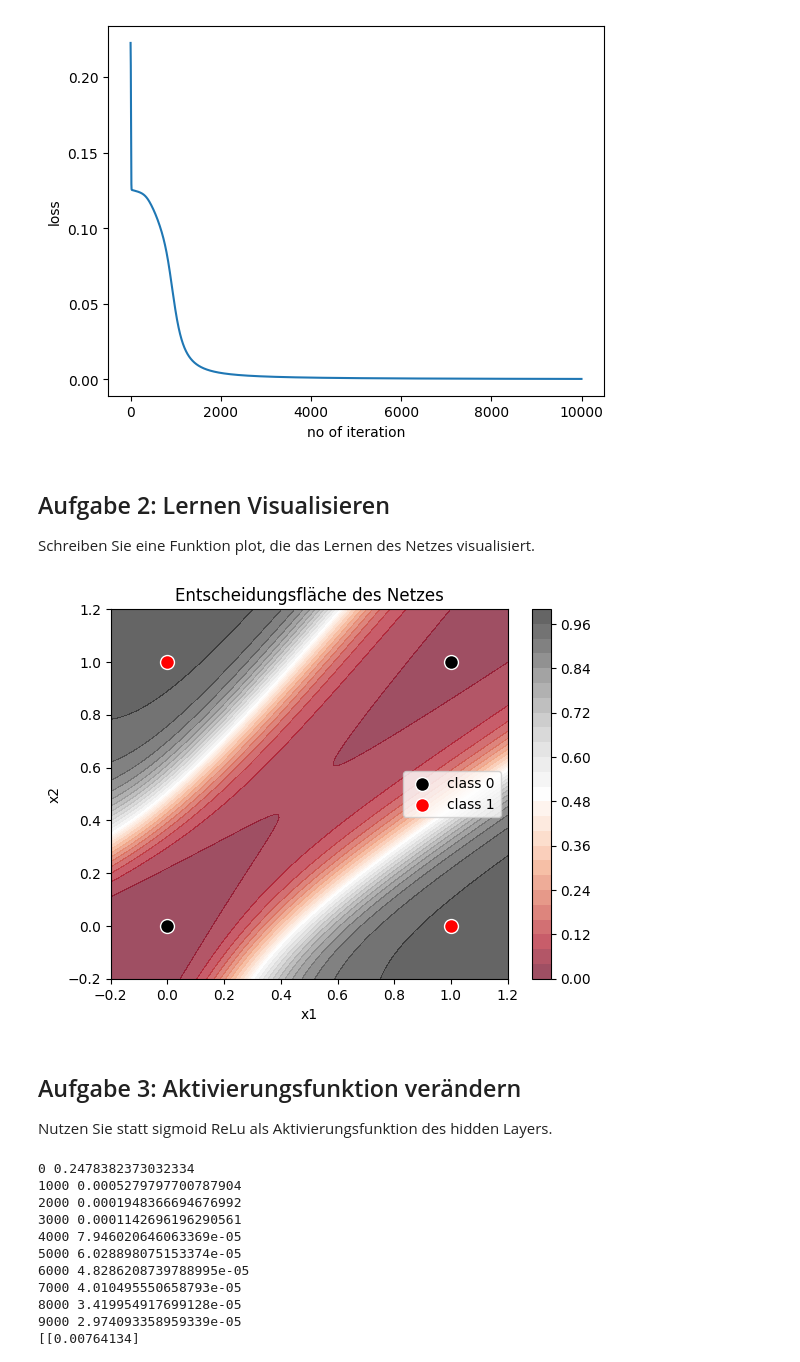
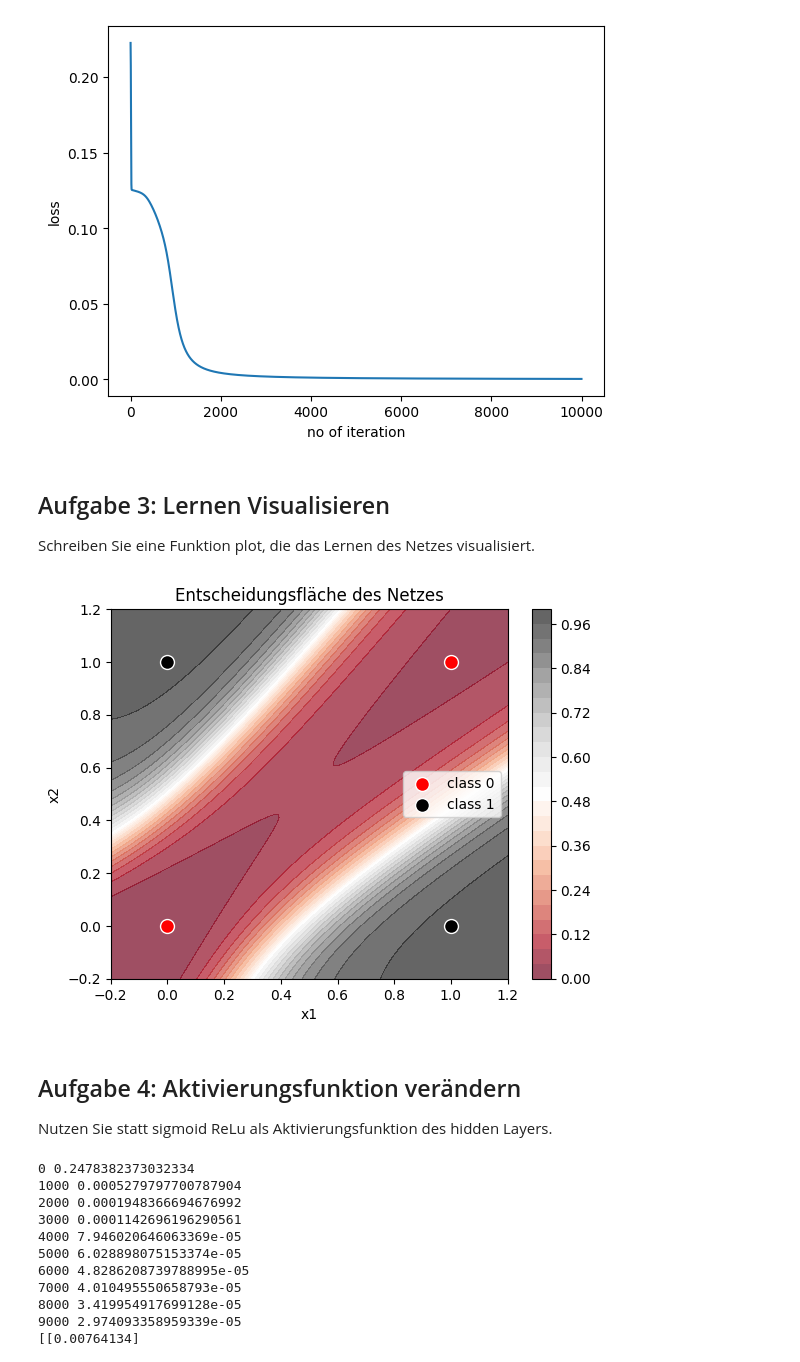
Before and after one commit to ArnoldIntelligence/KI-Vorlesung, a Jupyter notebook: notebooks/03-ueberwachtes_lernen.ipynb, the cells around one changed output. Saved outputs shown, nothing was run; the diff lists cells and outputs as text; code cells hidden in the pictures.

```diff
--- a/notebooks/03-ueberwachtes_lernen.ipynb
+++ b/notebooks/03-ueberwachtes_lernen.ipynb
@@ -813,7 +816,7 @@ plt.ylabel('loss')
 Text(0, 0.5, 'loss')
 [figure]
 # %% [markdown]
-## Aufgabe 2: Lernen Visualisieren
+## Aufgabe 3: Lernen Visualisieren
 Schreiben Sie eine Funktion plot, die das Lernen des Netzes visualisiert.
 # %%
 #| code-fold: true
@@ -825,37 +828,37 @@ def plot(X, y, WIH, WHO):
 
     x_min, x_max = X[:,0].min()-0.2, X[:,0].max()+0.2
     y_min, y_max = X[:,1].min()-0.2, X[:,1].max()+0.2
 
     xx, yy = np.meshgrid(
         np.linspace(x_min, x_max, 200),
         np.linspace(y_min, y_max, 200)
     )
 
     grid = np.c_[xx.ravel(), yy.ravel()]
 
     zz, _ = predict(grid, WIH, WHO)
     zz = zz.reshape(xx.shape)
 
     cont = plt.contourf(xx, yy, zz, levels=30, alpha=0.7, cmap="RdGy")
 
-    colors = {0: "black", 1: "red"}
+    colors = {1: "black", 0: "red"}
 
     for cls in np.unique(y):
         mask = (y == cls)
         plt.scatter(X[mask,0],X[mask,1],color=colors[int(cls)],edgecolor="white",s=100,label=f"class {int(cls)}"
     )
 
     plt.xlabel("x1")
     plt.ylabel("x2")
     plt.title("Entscheidungsfläche des Netzes")
     plt.legend()
     plt.colorbar(cont)
 
 plot(X, y, WIH, WHO)
 # %% [output]
-[figure, old version]
+[figure, new version]
 # %% [markdown]
-## Aufgabe 3: Aktivierungsfunktion verändern
+## Aufgabe 4: Aktivierungsfunktion verändern
 Nutzen Sie statt sigmoid ReLu als Aktivierungsfunktion des hidden Layers.
 # %%
 #| code-fold: true
```
Also changed, not shown: parts of 40 cells of this notebook, 2 other files.
